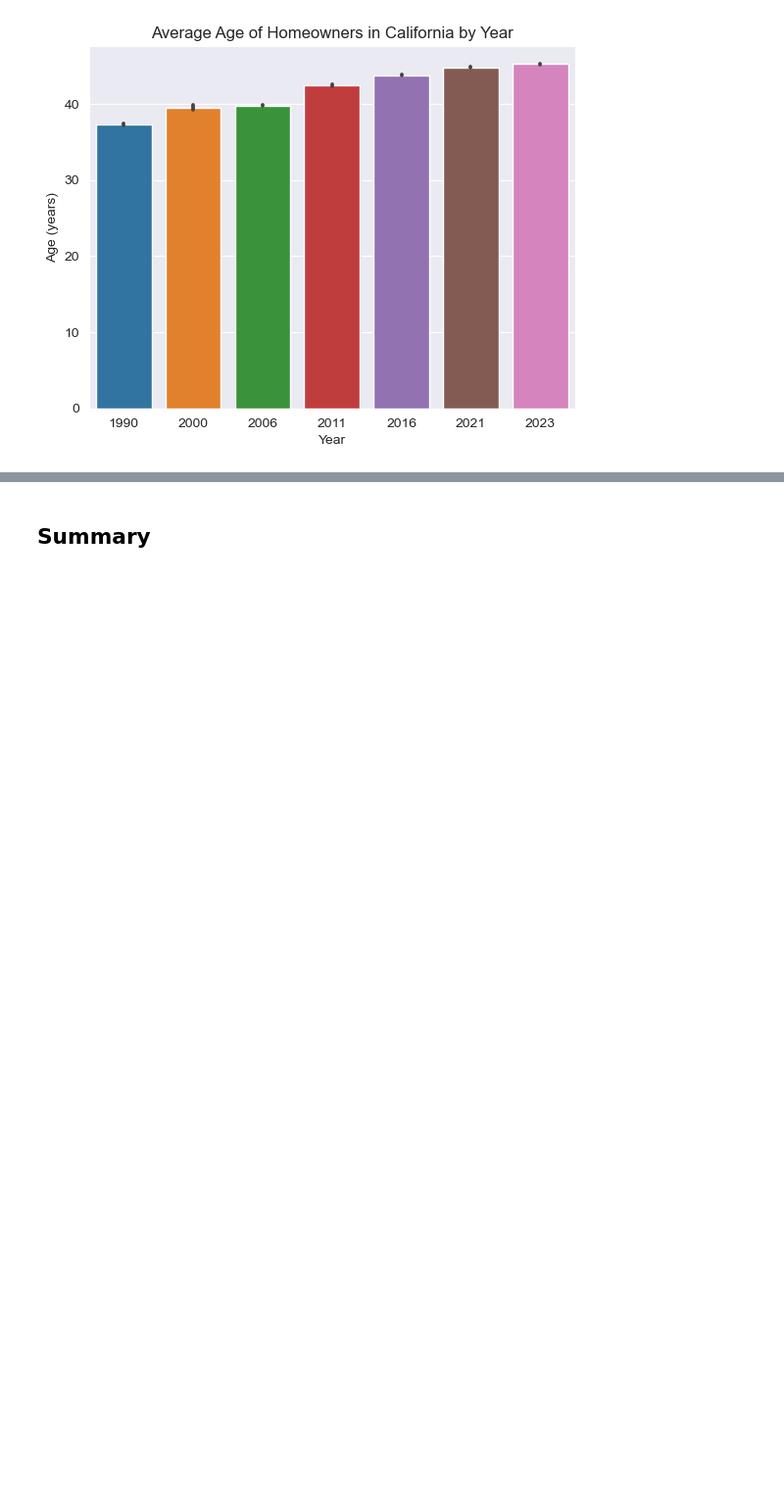
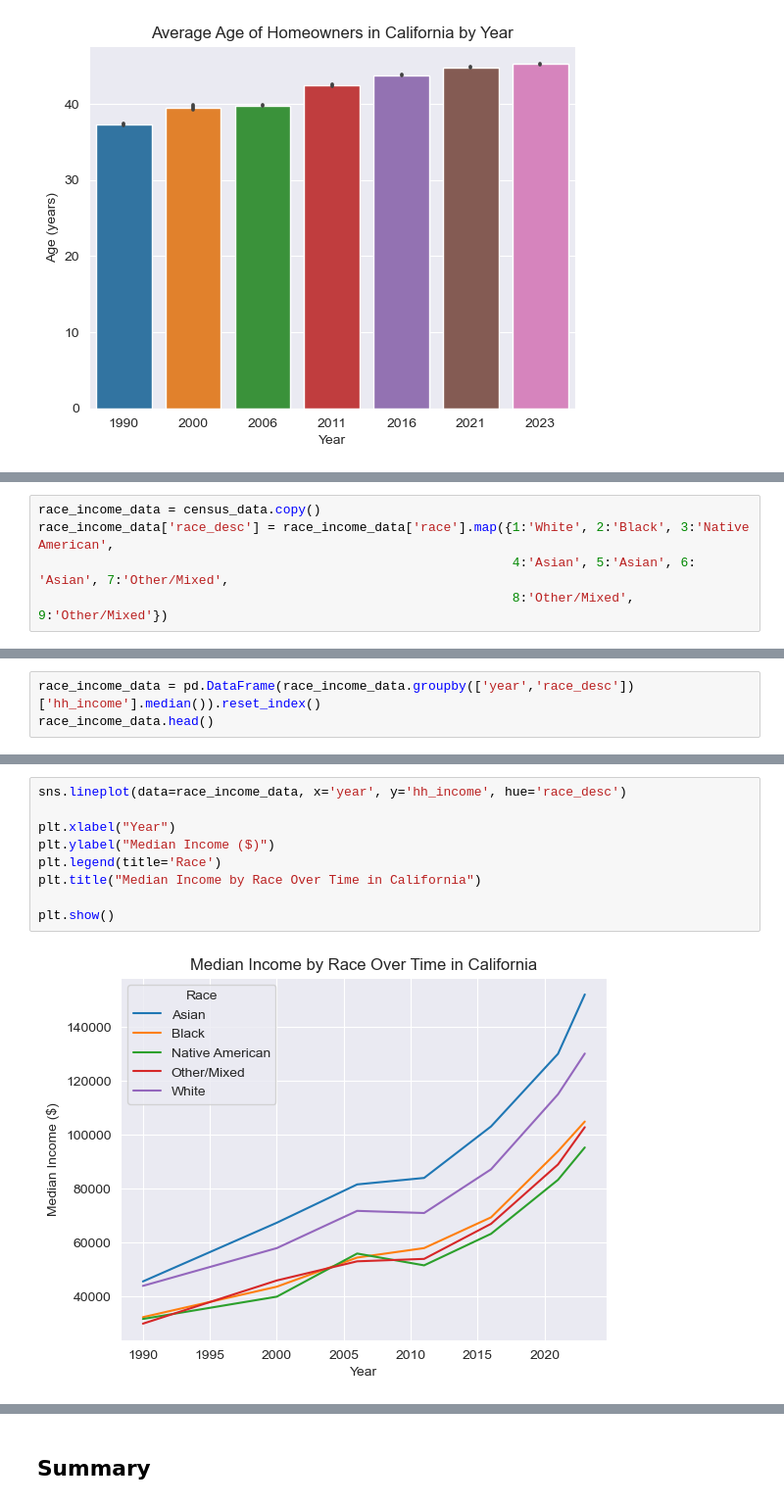
Before and after one commit to dpc43/Data271Project, a Jupyter notebook: Final_Project_Main_HC.ipynb, the cells around one changed output, grey strips where cells are left out. Shown at 98% size. Drawn from its saved outputs; the diff is of its cells as text; blank space fills up the shorter version.

```diff
--- a/Final_Project_Main_HC.ipynb
+++ b/Final_Project_Main_HC.ipynb
@@ -1087,0 +1092,5 @@ plt.show()
+# %%
+race_income_data = census_data.copy()
+race_income_data['race_desc'] = race_income_data['race'].map({1:'White', 2:'Black', 3:'Native American',
+                                                              4:'Asian', 5:'Asian', 6: 'Asian', 7:'Other/Mixed',
+                                                              8:'Other/Mixed', 9:'Other/Mixed'})
@@ -1087,0 +1099,3 @@ plt.show()
+# %%
+race_income_data = pd.DataFrame(race_income_data.groupby(['year','race_desc'])['hh_income'].median()).reset_index()
+race_income_data.head()
@@ -1087,0 +1113,11 @@ plt.show()
+# %%
+sns.lineplot(data=race_income_data, x='year', y='hh_income', hue='race_desc')
+
+plt.xlabel("Year")
+plt.ylabel("Median Income ($)")
+plt.legend(title='Race')
+plt.title("Median Income by Race Over Time in California")
+
+plt.show()
+# %% [output]
+[figure, added]
```
Also changed, not shown: parts of 10 cells of this notebook.
